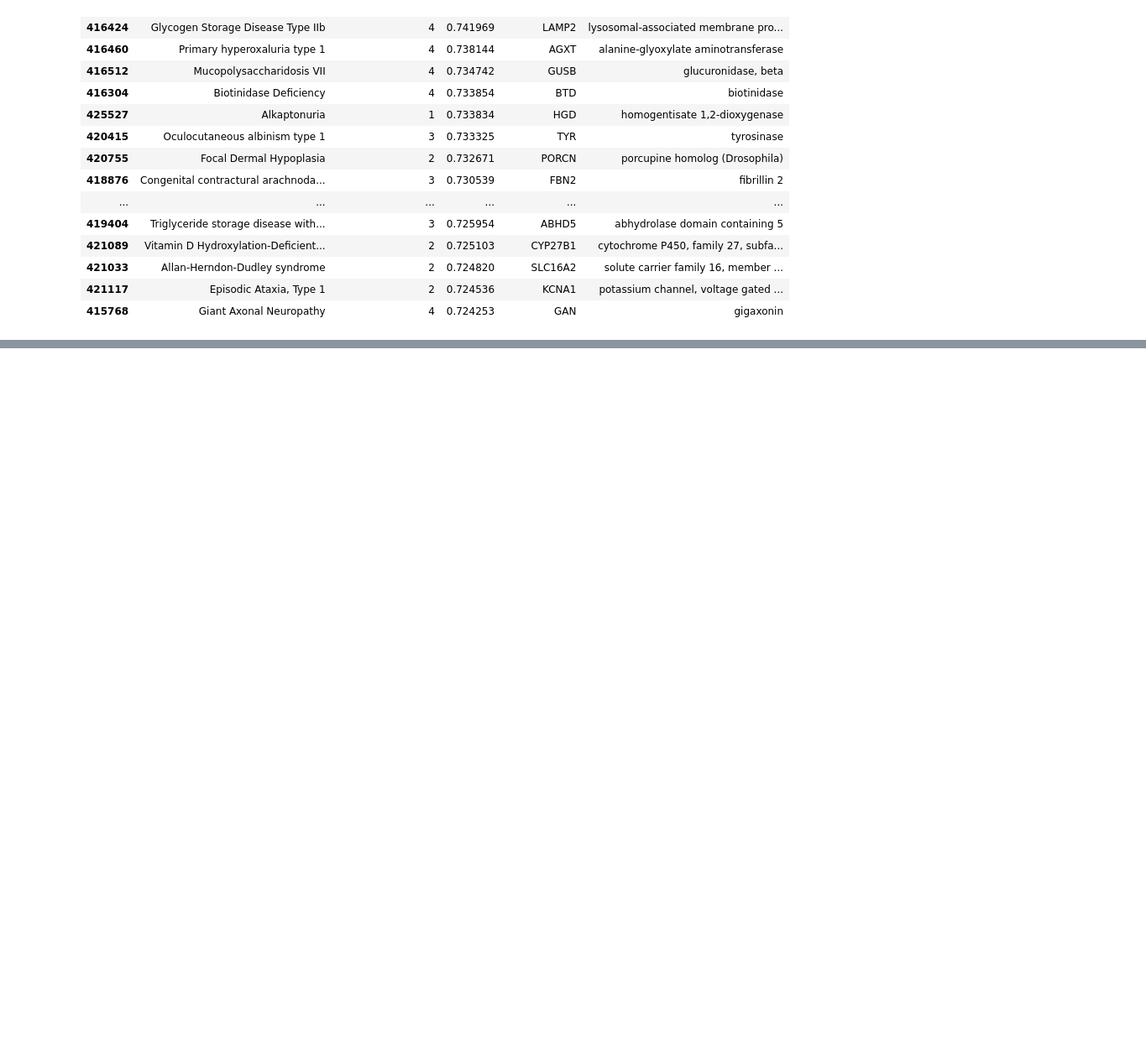
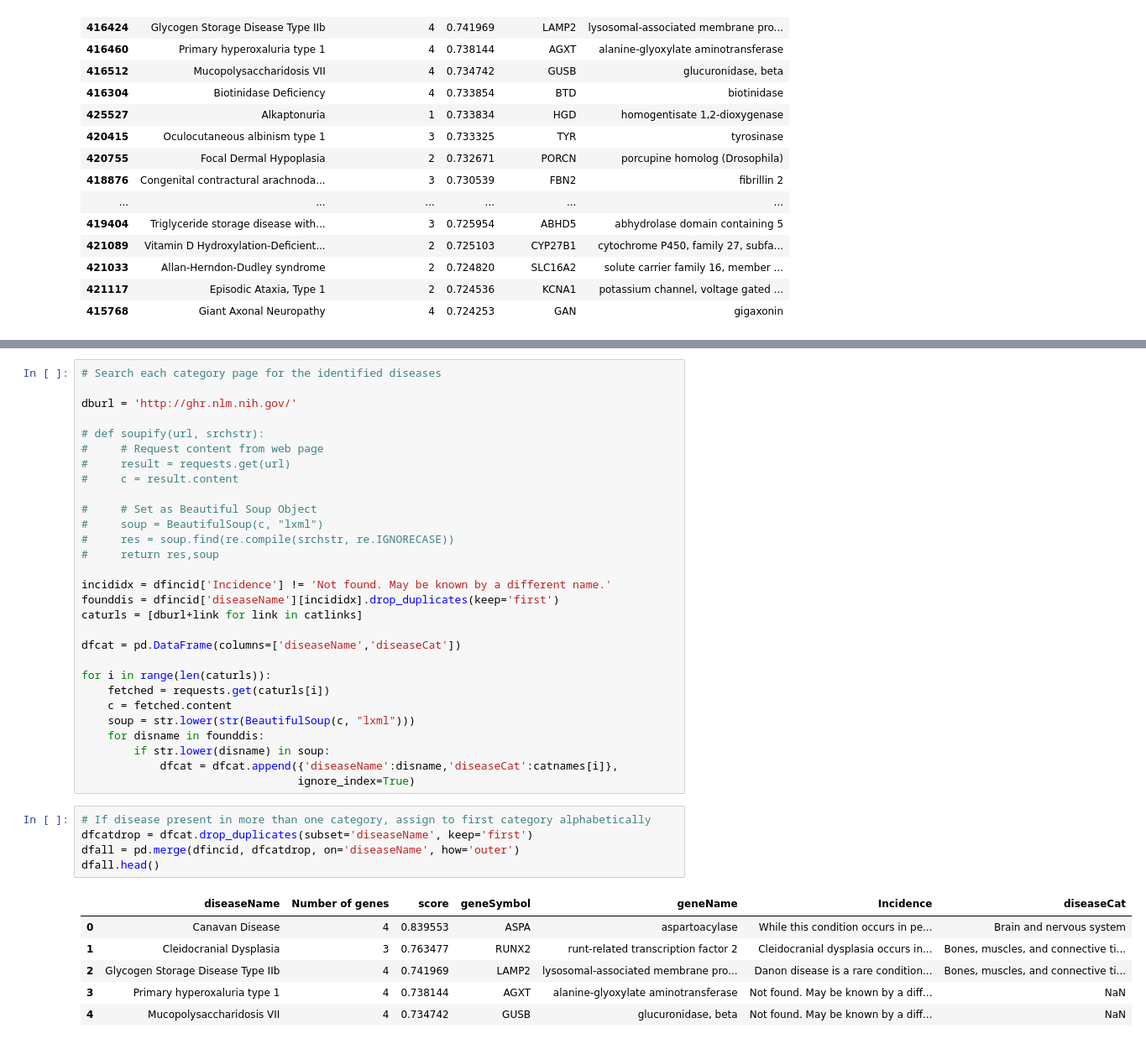
Before and after one commit to dbricare/datainc, a Jupyter notebook: genediseasedata.ipynb, the cells around one changed output, grey strips where cells are left out. Shown at 84% size. Drawn from its saved outputs; the diff is of its cells as text; blank space fills up the shorter version.

```diff
--- a/genediseasedata.ipynb
+++ b/genediseasedata.ipynb
@@ -270,0 +312,41 @@ colorseq = ['#1f77b4', '#aec7e8', '#ff7f0e', '#ffbb78', '#2ca02c',
+# %%
+# Search each category page for the identified diseases
+
+dburl = 'http://ghr.nlm.nih.gov/'
+
+# def soupify(url, srchstr):
+#     # Request content from web page
+#     result = requests.get(url)
+#     c = result.content
+
+#     # Set as Beautiful Soup Object
+#     soup = BeautifulSoup(c, "lxml")
+#     res = soup.find(re.compile(srchstr, re.IGNORECASE))
+#     return res,soup
+
+incididx = dfincid['Incidence'] != 'Not found. May be known by a different name.'
+founddis = dfincid['diseaseName'][incididx].drop_duplicates(keep='first')
+caturls = [dburl+link for link in catlinks]
+
+dfcat = pd.DataFrame(columns=['diseaseName','diseaseCat'])
+
+for i in range(len(caturls)):
+    fetched = requests.get(caturls[i])
+    c = fetched.content
+    soup = str.lower(str(BeautifulSoup(c, "lxml")))
+    for disname in founddis:
+        if str.lower(disname) in soup:
+            dfcat = dfcat.append({'diseaseName':disname,'diseaseCat':catnames[i]},
+                                 ignore_index=True)
+# %%
+# If disease present in more than one category, assign to first category alphabetically
+dfcatdrop = dfcat.drop_duplicates(subset='diseaseName', keep='first')
+dfall = pd.merge(dfincid, dfcatdrop, on='diseaseName', how='outer')
+dfall.head()
+# %% [output]
+|  | diseaseName | Number of genes | score | geneSymbol | geneName | Incidence | diseaseCat |
+| 0 | Canavan Disease | 4 | 0.839553 | ASPA | aspartoacylase | While this condition occurs in pe... | Brain and nervous system |
+| 1 | Cleidocranial Dysplasia | 3 | 0.763477 | RUNX2 | runt-related transcription factor 2 | Cleidocranial dysplasia occurs in... | Bones, muscles, and connective ti... |
+| 2 | Glycogen Storage Disease Type IIb | 4 | 0.741969 | LAMP2 | lysosomal-associated membrane pro... | Danon disease is a rare condition... | Bones, muscles, and connective ti... |
+| 3 | Primary hyperoxaluria type 1 | 4 | 0.738144 | AGXT | alanine-glyoxylate aminotransferase | Not found. May be known by a diff... | NaN |
+| 4 | Mucopolysaccharidosis VII | 4 | 0.734742 | GUSB | glucuronidase, beta | Not found. May be known by a diff... | NaN |
```
Also changed, not shown: parts of 16 cells of this notebook, 1 other file.
